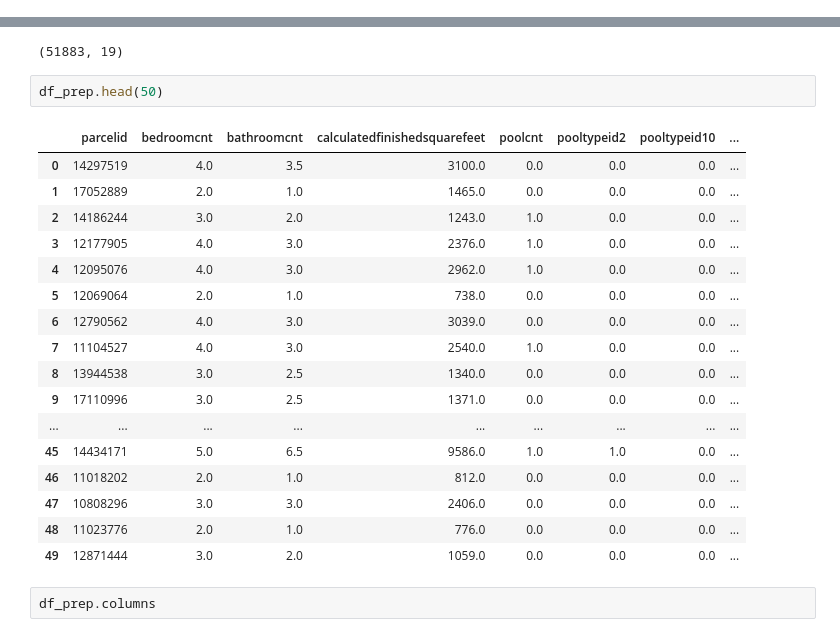
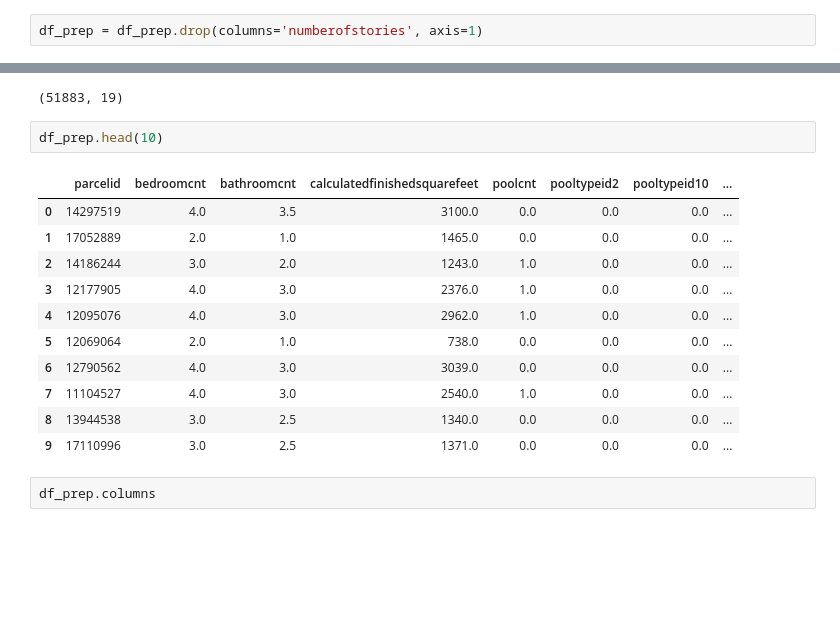
Before and after one commit to sgtcurran/my-project, a Jupyter notebook: zillow_project/zillow_rough.ipynb, the cells around one changed output, grey strips where cells are left out. Drawn from its saved outputs; the diff is of its cells as text; blank space fills up the shorter version.

```diff
--- a/zillow_project/zillow_rough.ipynb
+++ b/zillow_project/zillow_rough.ipynb
@@ -179,3 +175,5 @@ dtype: int64
+# %%
+df_prep = df_prep.drop(columns='numberofstories', axis=1)
 # %%
 df_prep.shape
 # %% [output]
@@ -190,25 +188,19 @@ df_prep.shape
 # %% [output]
 (51883, 19)
 # %%
-df_prep.head(50)
+df_prep.head(10)
 # %% [output]
 |  | parcelid | bedroomcnt | bathroomcnt | calculatedfinishedsquarefeet | poolcnt | pooltypeid2 | pooltypeid10 | ... |
 | 0 | 14297519 | 4.0 | 3.5 | 3100.0 | 0.0 | 0.0 | 0.0 | ... |
 | 1 | 17052889 | 2.0 | 1.0 | 1465.0 | 0.0 | 0.0 | 0.0 | ... |
 | 2 | 14186244 | 3.0 | 2.0 | 1243.0 | 1.0 | 0.0 | 0.0 | ... |
 | 3 | 12177905 | 4.0 | 3.0 | 2376.0 | 1.0 | 0.0 | 0.0 | ... |
 | 4 | 12095076 | 4.0 | 3.0 | 2962.0 | 1.0 | 0.0 | 0.0 | ... |
 | 5 | 12069064 | 2.0 | 1.0 | 738.0 | 0.0 | 0.0 | 0.0 | ... |
 | 6 | 12790562 | 4.0 | 3.0 | 3039.0 | 0.0 | 0.0 | 0.0 | ... |
 | 7 | 11104527 | 4.0 | 3.0 | 2540.0 | 1.0 | 0.0 | 0.0 | ... |
 | 8 | 13944538 | 3.0 | 2.5 | 1340.0 | 0.0 | 0.0 | 0.0 | ... |
 | 9 | 17110996 | 3.0 | 2.5 | 1371.0 | 0.0 | 0.0 | 0.0 | ... |
-| ... | ... | ... | ... | ... | ... | ... | ... | ... |
-| 45 | 14434171 | 5.0 | 6.5 | 9586.0 | 1.0 | 1.0 | 0.0 | ... |
-| 46 | 11018202 | 2.0 | 1.0 | 812.0 | 0.0 | 0.0 | 0.0 | ... |
-| 47 | 10808296 | 3.0 | 3.0 | 2406.0 | 0.0 | 0.0 | 0.0 | ... |
-| 48 | 11023776 | 2.0 | 1.0 | 776.0 | 0.0 | 0.0 | 0.0 | ... |
-| 49 | 12871444 | 3.0 | 2.0 | 1059.0 | 0.0 | 0.0 | 0.0 | ... |
 # %%
 df_prep.columns
 # %% [output]
```
Also changed, not shown: parts of 42 cells of this notebook.
